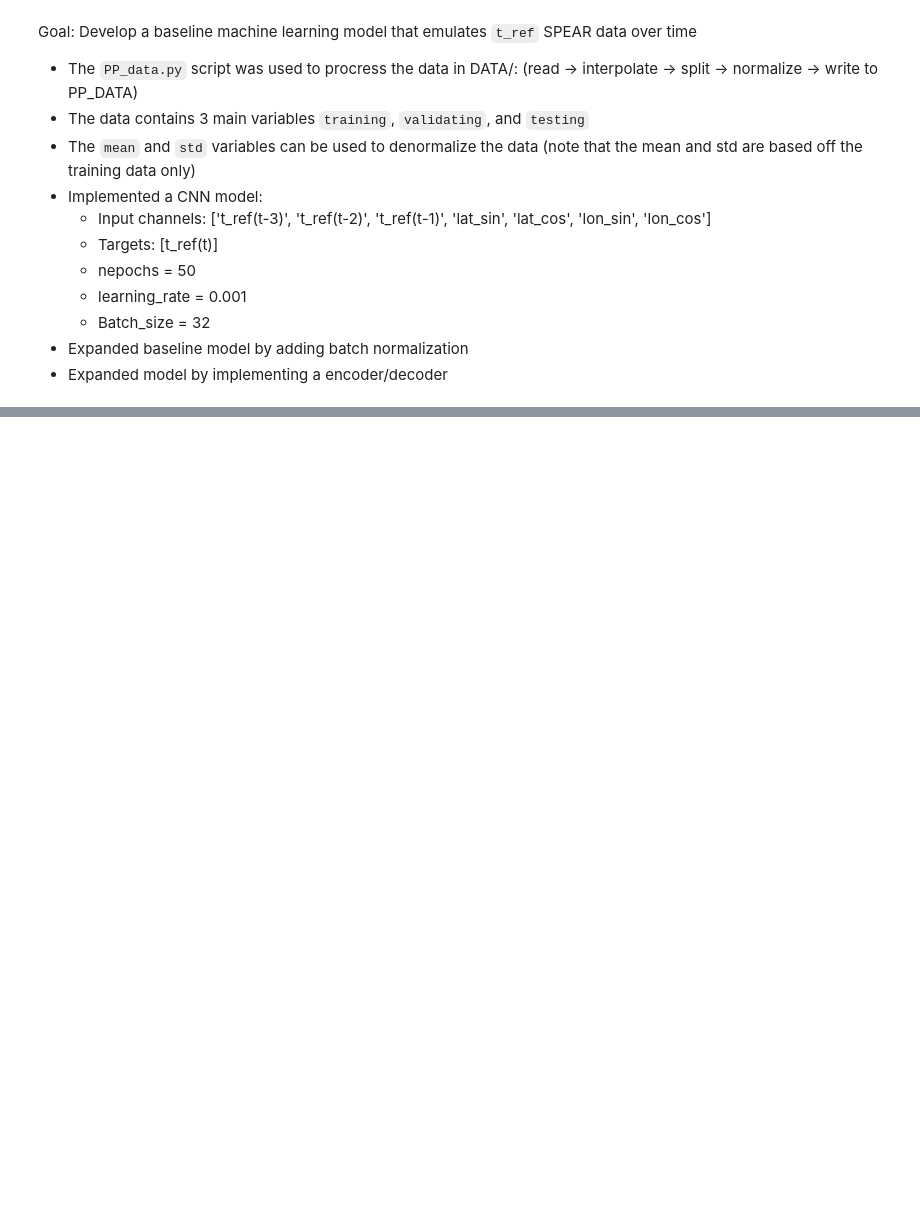
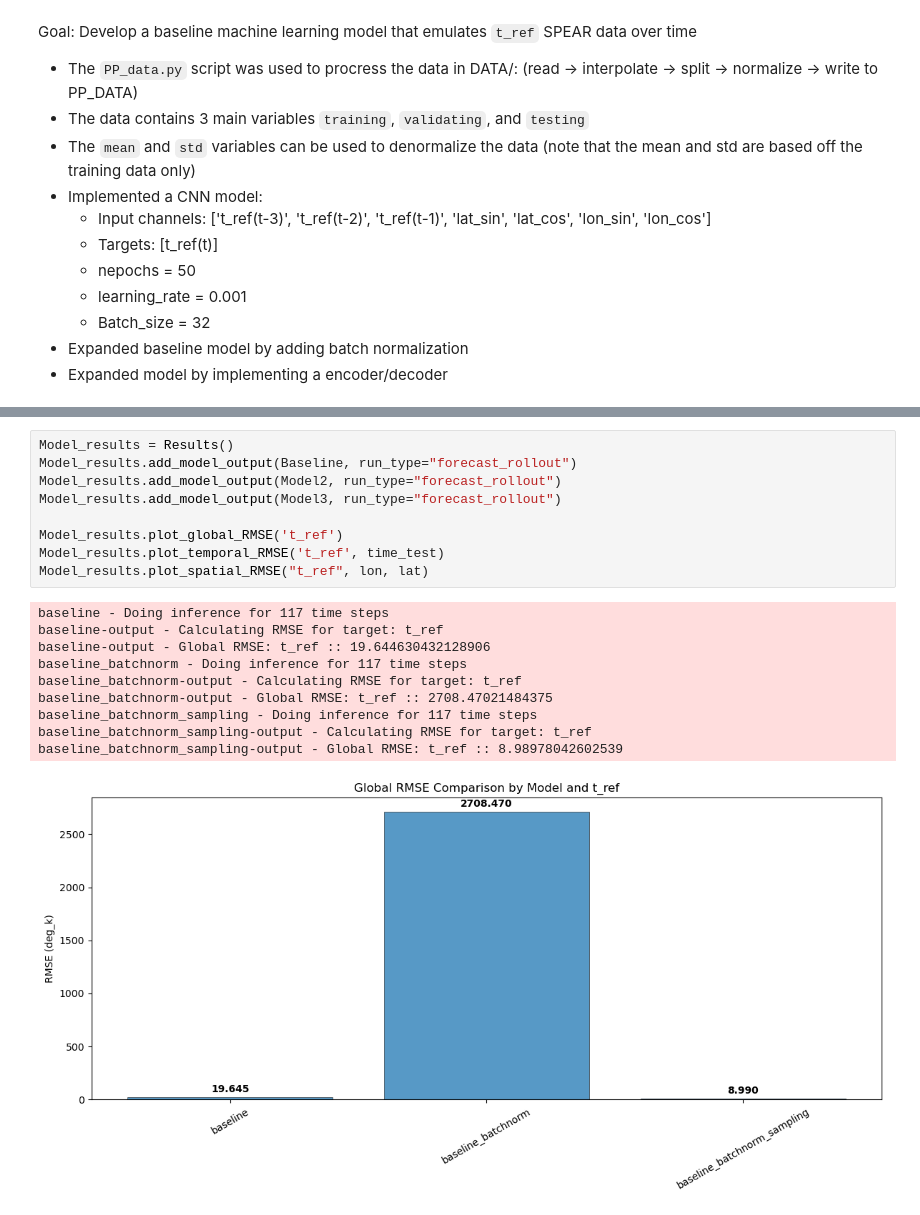
Before and after one commit to uramirez8707/SPEAR_emulator, a Jupyter notebook: Phase1.ipynb, the cells around one changed output, grey strips where cells are left out. Cells and saved outputs as stored; diff of their text form; blank space fills up the shorter version.

```diff
--- a/Phase1.ipynb
+++ b/Phase1.ipynb
@@ -147,0 +126,20 @@ Model3.plot_RMSE_per_time(time_test)
+# %%
+Model_results = Results()
+Model_results.add_model_output(Baseline, run_type="forecast_rollout")
+Model_results.add_model_output(Model2, run_type="forecast_rollout")
+Model_results.add_model_output(Model3, run_type="forecast_rollout")
+
+Model_results.plot_global_RMSE('t_ref')
+Model_results.plot_temporal_RMSE('t_ref', time_test)
+Model_results.plot_spatial_RMSE("t_ref", lon, lat)
+# %% [output]
+baseline - Doing inference for 117 time steps
+baseline-output - Calculating RMSE for target: t_ref
+baseline-output - Global RMSE: t_ref :: 19.644630432128906
+baseline_batchnorm - Doing inference for 117 time steps
+baseline_batchnorm-output - Calculating RMSE for target: t_ref
+baseline_batchnorm-output - Global RMSE: t_ref :: 2708.47021484375
+baseline_batchnorm_sampling - Doing inference for 117 time steps
+baseline_batchnorm_sampling-output - Calculating RMSE for target: t_ref
+baseline_batchnorm_sampling-output - Global RMSE: t_ref :: 8.98978042602539
+[figure, added]
```
Also changed, not shown: parts of 7 cells of this notebook, 1 other file.
